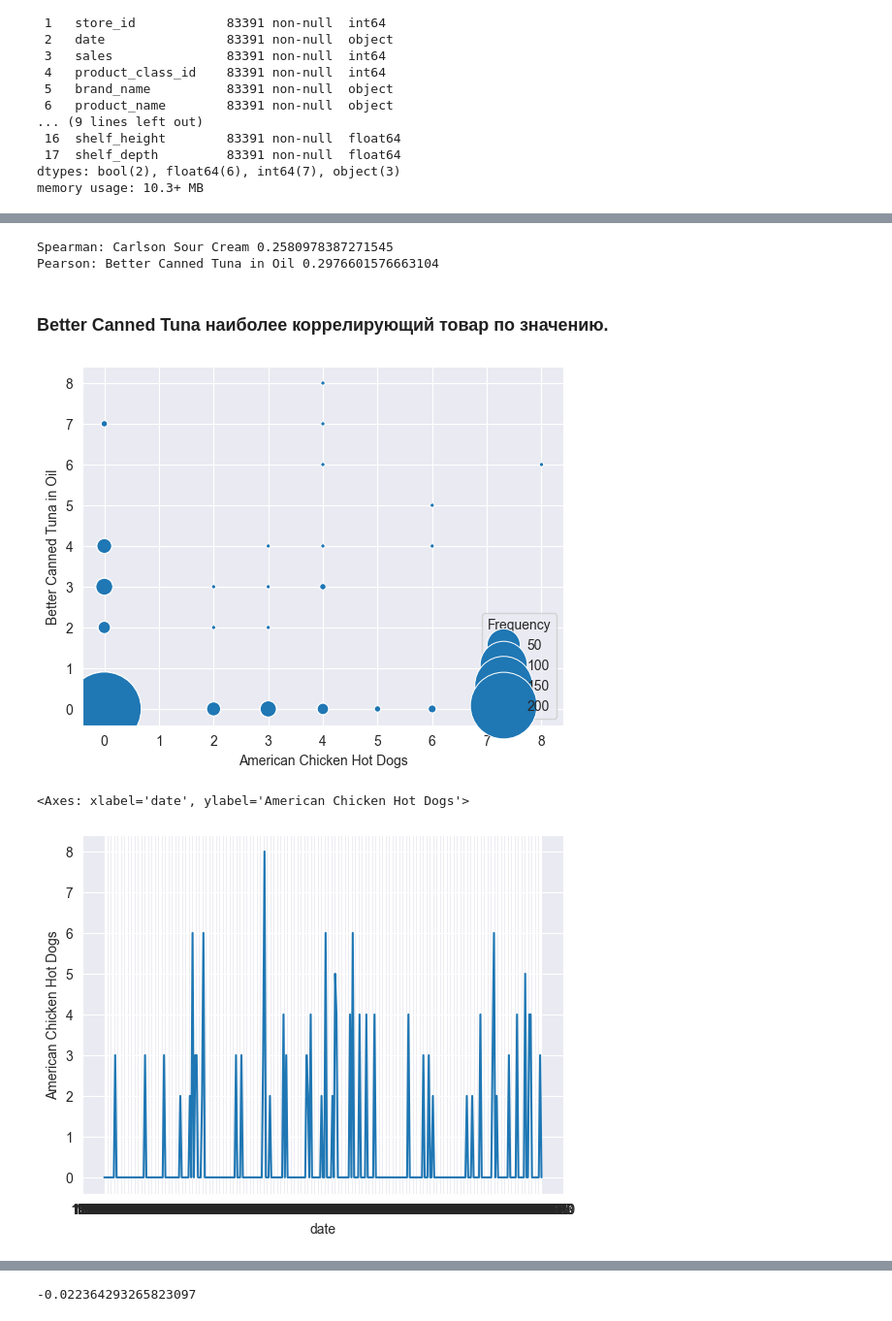
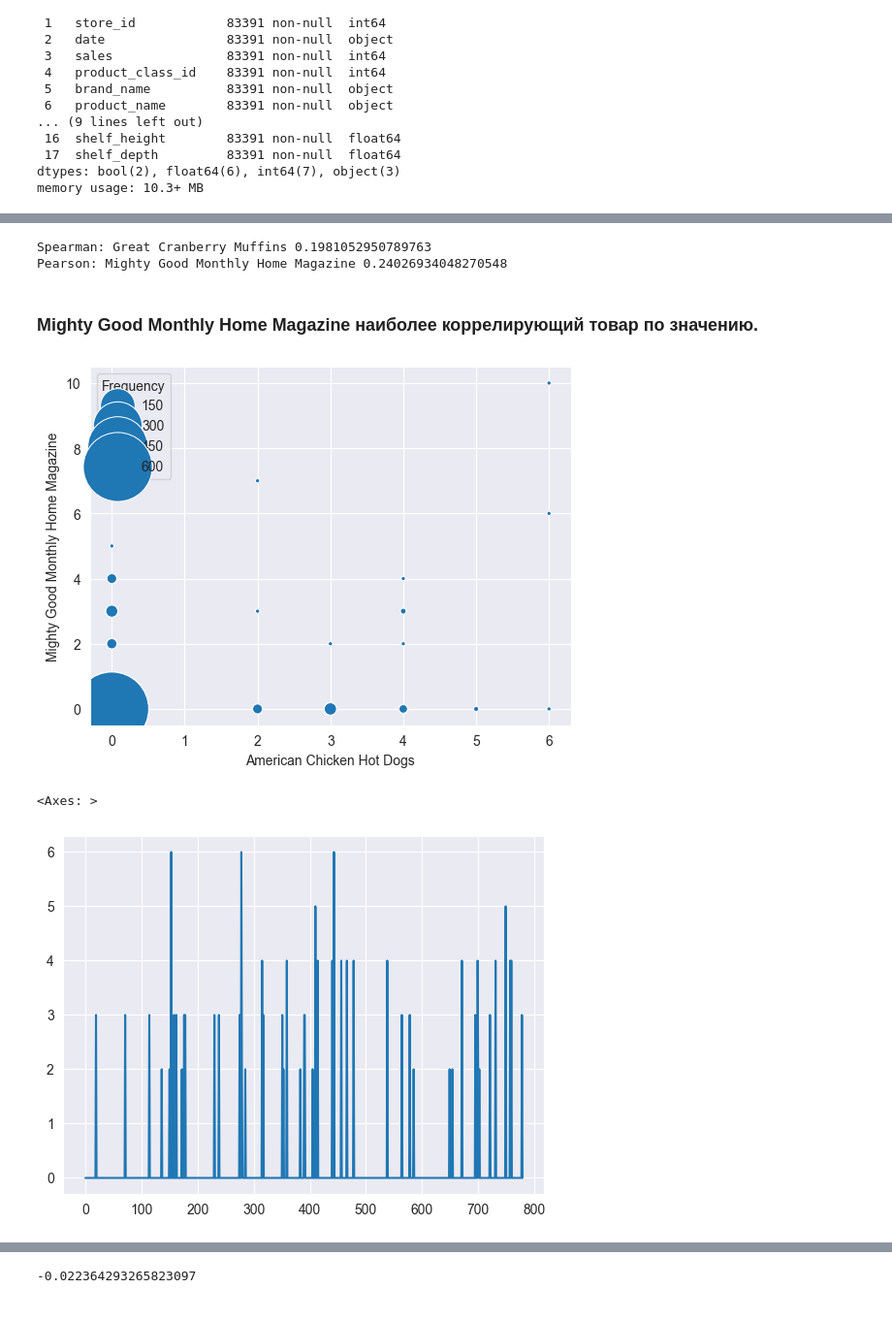
Before and after one commit to aquantumxd/data_science, a Jupyter notebook: Лекция 4. Отбор признаков и пайплайн обучения/Задание 1. Корреляция.ipynb, the cells around one changed output, grey strips where cells are left out. Shown at 97% size. Saved outputs shown, nothing was run; the diff lists cells and outputs as text; code cells hidden in the pictures.

```diff
--- a/Лекция 4. Отбор признаков и пайплайн обучения/Задание 1. Корреляция.ipynb
+++ b/Лекция 4. Отбор признаков и пайплайн обучения/Задание 1. Корреляция.ipynb
@@ -76,4 +76,7 @@ Data columns (total 18 columns):
 dtypes: bool(2), float64(6), int64(7), object(3)
 memory usage: 10.3+ MB
 # %%
-sparse_sales = pd.pivot_table(df, values='sales', index='date', columns='product_name', aggfunc='sum', fill_value=0)
+sparse_sales = pd.pivot_table(df, values='sales', index=['date', 'store_id'],
+                     columns=['product_name'], fill_value = 0)
+
+sparse_sales.head()
@@ -99,18 +122,18 @@ if most_correlated_spearman_value > most_correlated_pearson_value:
 else:
     most_corr_product = most_correlated_pearson
 # %% [output]
-Spearman: Carlson Sour Cream 0.2580978387271545
-Pearson: Better Canned Tuna in Oil 0.2976601576663104
+Spearman: Great Cranberry Muffins 0.1981052950789763
+Pearson: Mighty Good Monthly Home Magazine 0.24026934048270548
 # %% [markdown]
-### Better Canned Tuna наиболее коррелирующий товар по значению.
+### Mighty Good Monthly Home Magazine наиболее коррелирующий товар по значению.
 # %%
 sparse_sales['Frequency'] = sparse_sales.groupby(['American Chicken Hot Dogs', most_corr_product]).transform('size')
 scatter = sns.scatterplot(x=sparse_sales[target], y=sparse_sales[most_corr_product], size=sparse_sales['Frequency'], sizes=(10, 3000))
 # %% [output]
-[figure, old version]
+[figure, new version]
 # %%
-sns.lineplot(data=sparse_sales[target])
+sns.lineplot(data=np.array(sparse_sales[target]))
 # %% [output]
-<Axes: xlabel='date', ylabel='American Chicken Hot Dogs'>
+<Axes: >
-[figure, old version]
+[figure, new version]
 # %%
```
Also changed, not shown: parts of 3 cells of this notebook, 1 other file.
